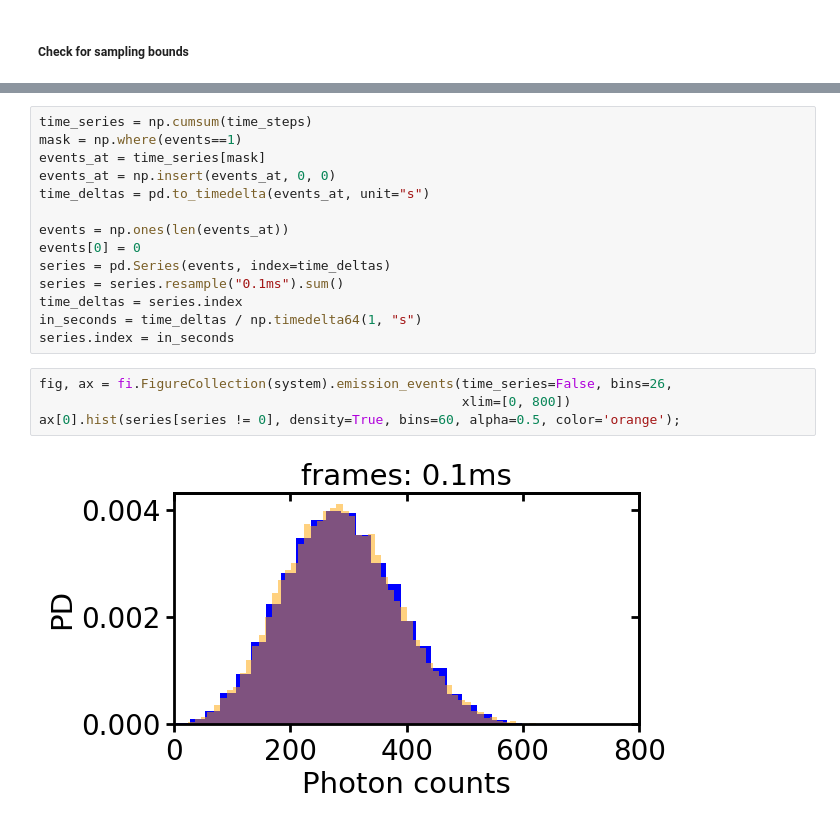
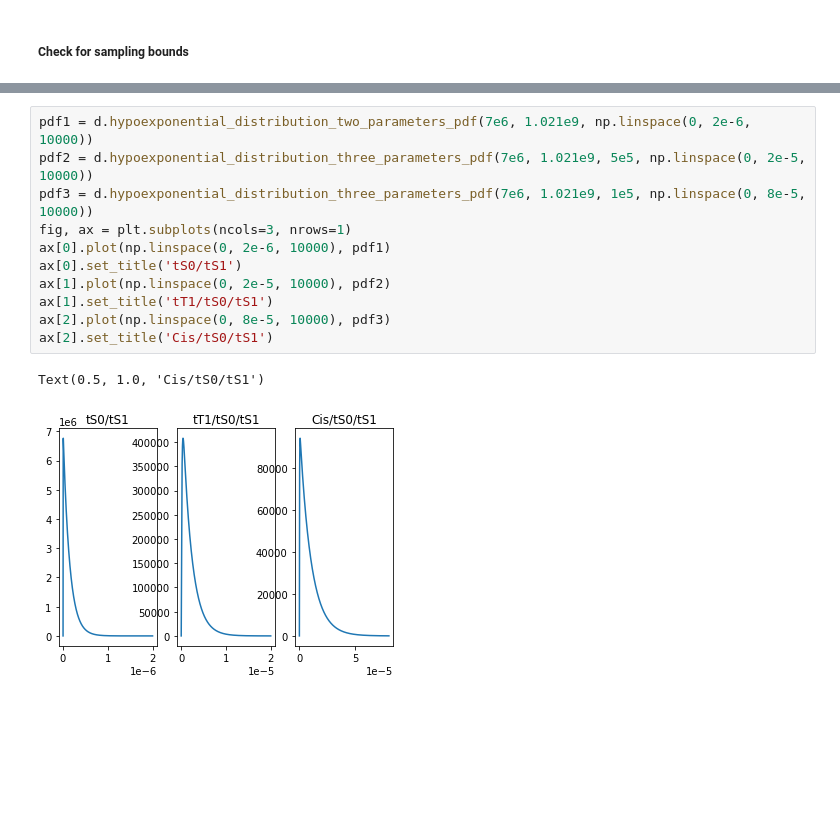
Before and after one commit to super-resolution/Fluopy, a Jupyter notebook: notebooks/binned photon counts/hypoexponential_distributions.ipynb, the cells around one changed output, grey strips where cells are left out. Saved outputs shown, nothing was run; the diff lists cells and outputs as text; blank space fills up the shorter version.

```diff
--- a/notebooks/binned photon counts/hypoexponential_distributions.ipynb
+++ b/notebooks/binned photon counts/hypoexponential_distributions.ipynb
@@ -163,20 +122,14 @@ for i in range(steps):
-# %%
-time_series = np.cumsum(time_steps)
-mask = np.where(events==1)
-events_at = time_series[mask]
-events_at = np.insert(events_at, 0, 0)
-time_deltas = pd.to_timedelta(events_at, unit="s")
-
-events = np.ones(len(events_at))
-events[0] = 0
-series = pd.Series(events, index=time_deltas)
-series = series.resample("0.1ms").sum()
-time_deltas = series.index
-in_seconds = time_deltas / np.timedelta64(1, "s")
-series.index = in_seconds
-# %%
-fig, ax = fi.FigureCollection(system).emission_events(time_series=False, bins=26,
-                                                      xlim=[0, 800])
-ax[0].hist(series[series != 0], density=True, bins=60, alpha=0.5, color='orange');
-# %% [output]
-[figure, removed]
+# %%
+pdf1 = d.hypoexponential_distribution_two_parameters_pdf(7e6, 1.021e9, np.linspace(0, 2e-6, 10000))
+pdf2 = d.hypoexponential_distribution_three_parameters_pdf(7e6, 1.021e9, 5e5, np.linspace(0, 2e-5, 10000))
+pdf3 = d.hypoexponential_distribution_three_parameters_pdf(7e6, 1.021e9, 1e5, np.linspace(0, 8e-5, 10000))
+fig, ax = plt.subplots(ncols=3, nrows=1)
+ax[0].plot(np.linspace(0, 2e-6, 10000), pdf1)
+ax[0].set_title('tS0/tS1')
+ax[1].plot(np.linspace(0, 2e-5, 10000), pdf2)
+ax[1].set_title('tT1/tS0/tS1')
+ax[2].plot(np.linspace(0, 8e-5, 10000), pdf3)
+ax[2].set_title('Cis/tS0/tS1')
+# %% [output]
+Text(0.5, 1.0, 'Cis/tS0/tS1')
+[figure, added]
```
Also changed, not shown: parts of 11 cells of this notebook, 8 other files.
